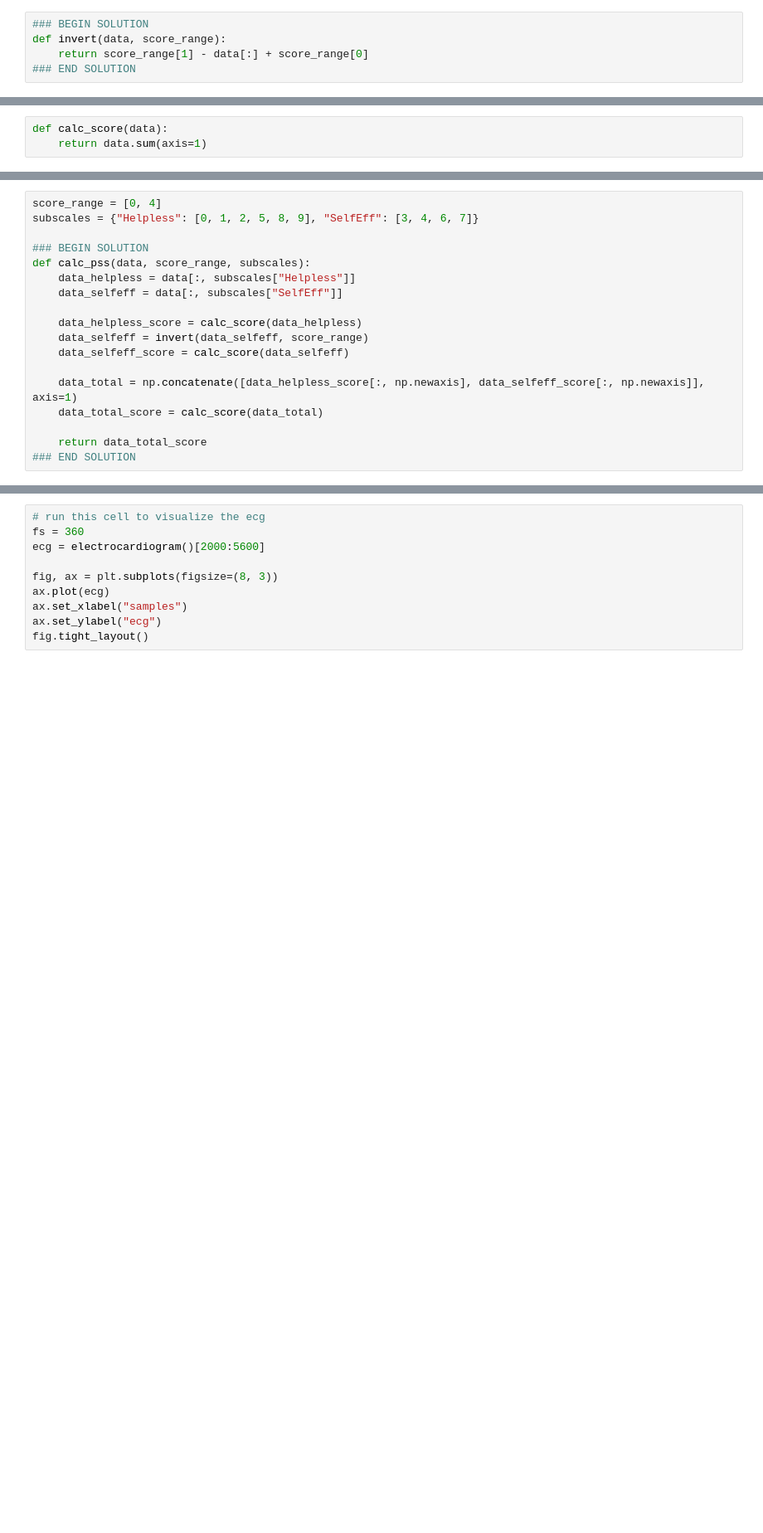
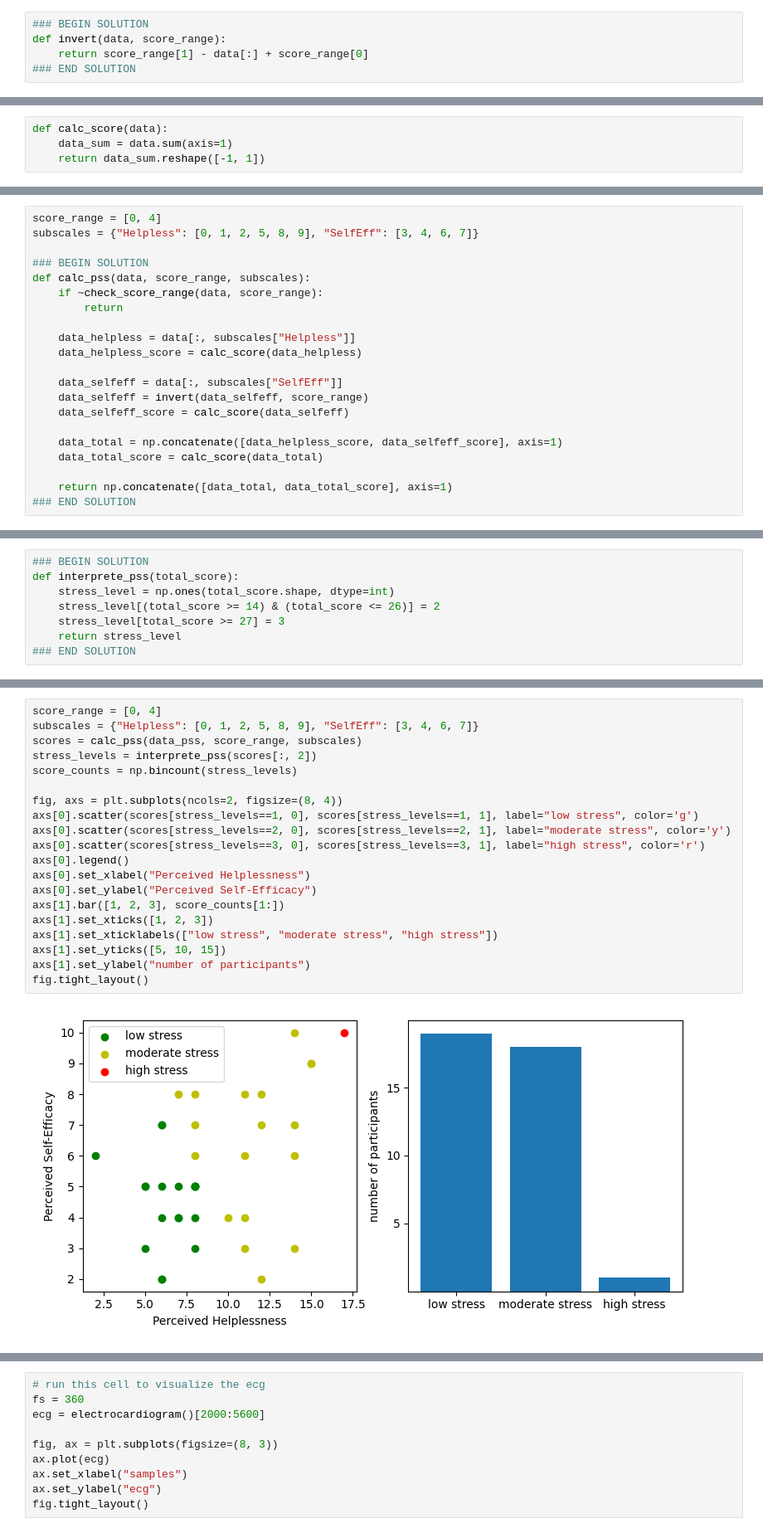
Before and after one commit to digikolleg-data-science-psychology/ads_exercise, a Jupyter notebook: course_directory/ads_exercise/source/06_numpy_scipy/06_numpy_scipy.ipynb, the cells around one changed output, grey strips where cells are left out. Shown at 83% size. Drawn from its saved outputs; the diff is of its cells as text; blank space fills up the shorter version.

```diff
--- a/course_directory/ads_exercise/source/06_numpy_scipy/06_numpy_scipy.ipynb
+++ b/course_directory/ads_exercise/source/06_numpy_scipy/06_numpy_scipy.ipynb
@@ -119,4 +136,5 @@ assert np.array_equal(invert(data_test, [0, 10]), np.array([[9, 7], [8, 6]]))
 # %%
 def calc_score(data):
-    return data.sum(axis=1)
+    data_sum = data.sum(axis=1)
+    return data_sum.reshape([-1, 1])
 # %%
@@ -128,15 +159,18 @@ subscales = {"Helpless": [0, 1, 2, 5, 8, 9], "SelfEff": [3, 4, 6, 7]}
 
 ### BEGIN SOLUTION
 def calc_pss(data, score_range, subscales):
+    if ~check_score_range(data, score_range):
+        return
+
     data_helpless = data[:, subscales["Helpless"]]
+    data_helpless_score = calc_score(data_helpless)
+
     data_selfeff = data[:, subscales["SelfEff"]]
-
-    data_helpless_score = calc_score(data_helpless)
     data_selfeff = invert(data_selfeff, score_range)
     data_selfeff_score = calc_score(data_selfeff)
 
-    data_total = np.concatenate([data_helpless_score[:, np.newaxis], data_selfeff_score[:, np.newaxis]], axis=1)
+    data_total = np.concatenate([data_helpless_score, data_selfeff_score], axis=1)
     data_total_score = calc_score(data_total)
 
-    return data_total_score
+    return np.concatenate([data_total, data_total_score], axis=1)
 ### END SOLUTION
@@ -142,0 +191,8 @@ def calc_pss(data, score_range, subscales):
+# %%
+### BEGIN SOLUTION
+def interprete_pss(total_score):
+    stress_level = np.ones(total_score.shape, dtype=int)
+    stress_level[(total_score >= 14) & (total_score <= 26)] = 2
+    stress_level[total_score >= 27] = 3
+    return stress_level
+### END SOLUTION
@@ -142,0 +206,22 @@ def calc_pss(data, score_range, subscales):
+# %%
+score_range = [0, 4]
+subscales = {"Helpless": [0, 1, 2, 5, 8, 9], "SelfEff": [3, 4, 6, 7]}
+scores = calc_pss(data_pss, score_range, subscales)
+stress_levels = interprete_pss(scores[:, 2])
+score_counts = np.bincount(stress_levels)
+
+fig, axs = plt.subplots(ncols=2, figsize=(8, 4))
+axs[0].scatter(scores[stress_levels==1, 0], scores[stress_levels==1, 1], label="low stress", color='g')
+axs[0].scatter(scores[stress_levels==2, 0], scores[stress_levels==2, 1], label="moderate stress", color='y')
+axs[0].scatter(scores[stress_levels==3, 0], scores[stress_levels==3, 1], label="high stress", color='r')
+axs[0].legend()
+axs[0].set_xlabel("Perceived Helplessness")
+axs[0].set_ylabel("Perceived Self-Efficacy")
+axs[1].bar([1, 2, 3], score_counts[1:])
+axs[1].set_xticks([1, 2, 3])
+axs[1].set_xticklabels(["low stress", "moderate stress", "high stress"])
+axs[1].set_yticks([5, 10, 15])
+axs[1].set_ylabel("number of participants")
+fig.tight_layout()
+# %% [output]
+[figure, added]
```
Also changed, not shown: parts of 19 cells of this notebook.
